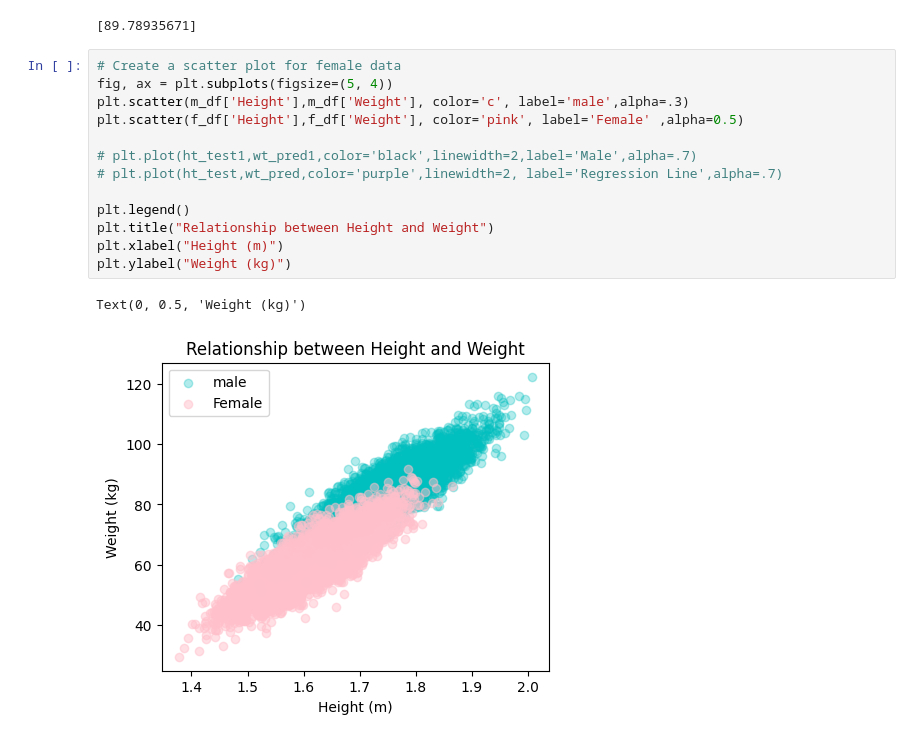
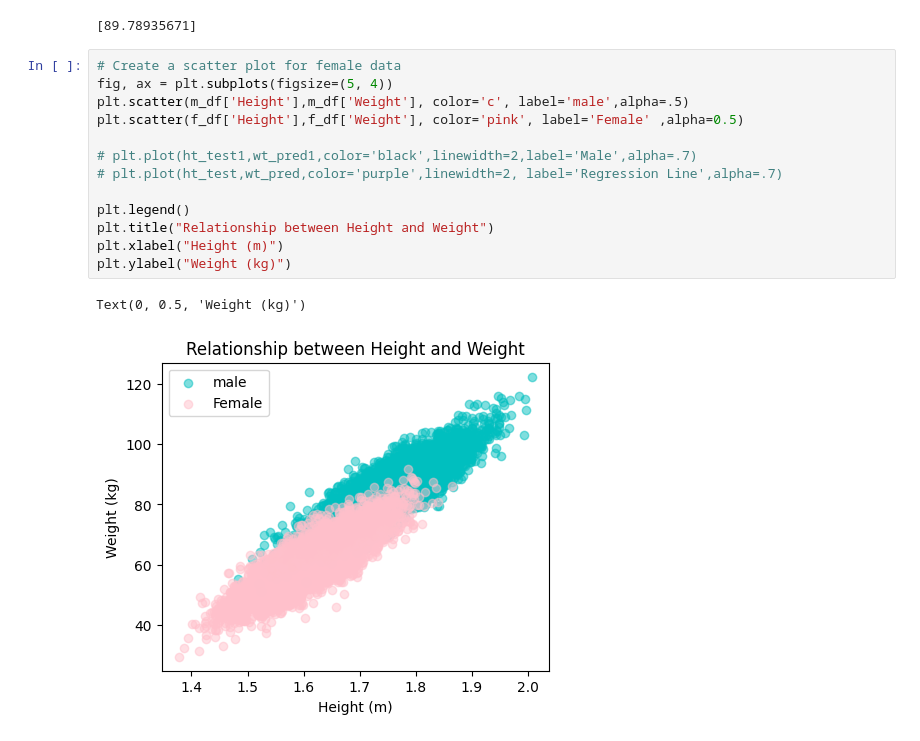
Before and after one commit to sakshi752/height-weight-analysis, a Jupyter notebook: height-weight.ipynb, the cells around one changed output. Cells and saved outputs as stored; diff of their text form.

```diff
--- a/height-weight.ipynb
+++ b/height-weight.ipynb
@@ -367,16 +362,16 @@ print(weight)
 # %%
 # Create a scatter plot for female data
 fig, ax = plt.subplots(figsize=(5, 4))
-plt.scatter(m_df['Height'],m_df['Weight'], color='c', label='male',alpha=.3)
+plt.scatter(m_df['Height'],m_df['Weight'], color='c', label='male',alpha=.5)
 plt.scatter(f_df['Height'],f_df['Weight'], color='pink', label='Female' ,alpha=0.5)
 
 # plt.plot(ht_test1,wt_pred1,color='black',linewidth=2,label='Male',alpha=.7)
 # plt.plot(ht_test,wt_pred,color='purple',linewidth=2, label='Regression Line',alpha=.7)
 
 plt.legend()
 plt.title("Relationship between Height and Weight")
 plt.xlabel("Height (m)")
 plt.ylabel("Weight (kg)")
 # %% [output]
 Text(0, 0.5, 'Weight (kg)')
-[figure, old version]
+[figure, new version]
```
Also changed, not shown: parts of 24 cells of this notebook, 2 other files.
